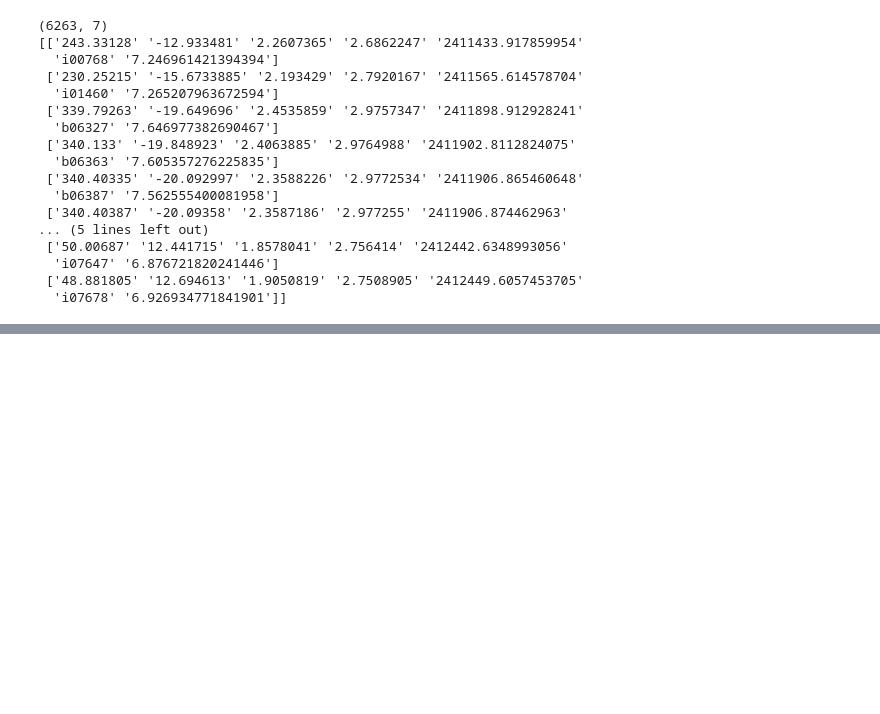
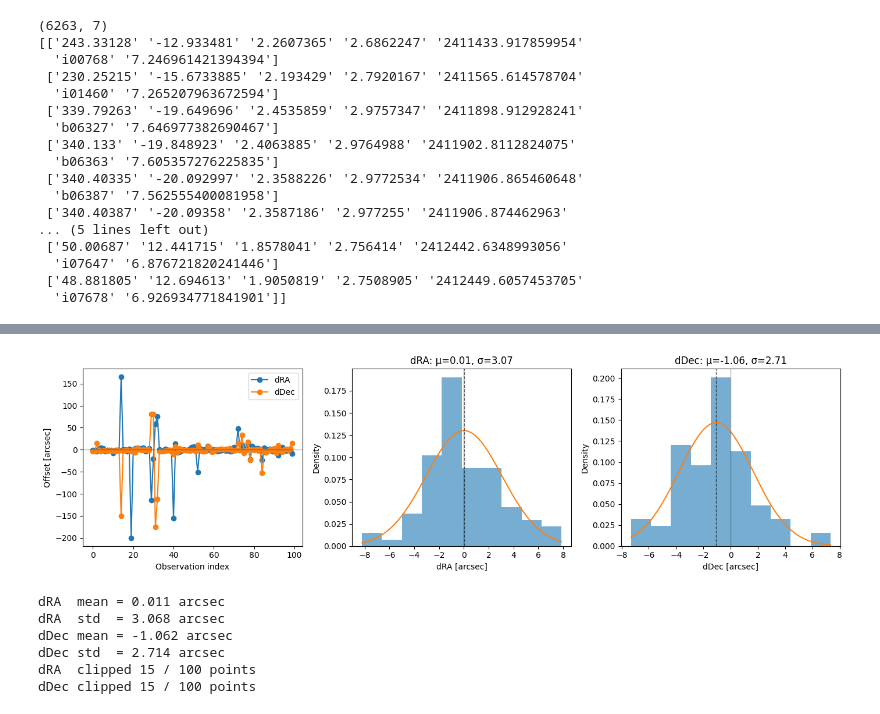
Before and after one commit to IgnacioMPineda/Astrometric-Coordinates-of-Bright-Asteroids-over-the-Epoch-of-the-DASCH-Photometric-Plates, a Jupyter notebook: End_to_End_Fitting_Attempt.ipynb, the cells around one changed output, grey strips where cells are left out. Drawn from its saved outputs; the diff is of its cells as text; code cells hidden in the pictures; blank space fills up the shorter version.

```diff
--- a/End_to_End_Fitting_Attempt.ipynb
+++ b/End_to_End_Fitting_Attempt.ipynb
@@ -156,0 +196,11 @@ for i in range(1): #loop over the images, plot and fit them!
+# %%
+fits = np.array([f[-1] for f in fit_results]).astype(float)
+preds = np.array(preds).astype(float)
+# %%
+fit_ra, fit_dec, fit_flux = fits.T
+pred_ra, pred_dec, pred_mag = preds.T
+
+dra = (fit_ra - pred_ra) * 3600.0 * np.cos(np.deg2rad(pred_dec))  # arcsec
+ddec = (fit_dec - pred_dec) * 3600.0                              # arcsec
+
+t = np.arange(len(dra))
@@ -156,0 +247,62 @@ for i in range(1): #loop over the images, plot and fit them!
+# %%
+from scipy.stats import norm
+
+fig, axes = plt.subplots(1, 3, figsize=(14, 4))
+
+ax = axes[0]
+ax.plot(t, dra, marker="o", label="dRA")
+ax.plot(t, ddec, marker="o", label="dDec")
+ax.axhline(0, color="k", lw=1, alpha=0.3)
+ax.set_xlabel("Observation index")
+ax.set_ylabel("Offset [arcsec]")
+ax.legend()
+
+clip = 3.0
+
+dra_med = np.median(dra)
+dra_sig = 1.4826 * np.median(np.abs(dra - dra_med))
+dra_clip = dra[np.abs(dra - dra_med) < clip * dra_sig]
+
+ddec_med = np.median(ddec)
+ddec_sig = 1.4826 * np.median(np.abs(ddec - ddec_med))
+ddec_clip = ddec[np.abs(ddec - ddec_med) < clip * ddec_sig]
+
+dra_mu, dra_std = norm.fit(dra_clip)
+ddec_mu, ddec_std = norm.fit(ddec_clip)
+
+axes[1].hist(dra_clip, bins=10, density=True, alpha=0.6)
+x = np.linspace(np.min(dra_clip), np.max(dra_clip), 200)
+axes[1].plot(x, norm.pdf(x, dra_mu, dra_std))
+axes[1].axvline(0, color="k", lw=1, alpha=0.3)
+axes[1].axvline(dra_mu, color="k", lw=1, ls="--", alpha=0.6)
+axes[1].set_xlabel("dRA [arcsec]")
+axes[1].set_ylabel("Density")
+axes[1].set_title(f"dRA: μ={dra_mu:.2f}, σ={dra_std:.2f}")
+
+axes[2].hist(ddec_clip, bins=10, density=True, alpha=0.6)
+x = np.linspace(np.min(ddec_clip), np.max(ddec_clip), 200)
+axes[2].plot(x, norm.pdf(x, ddec_mu, ddec_std))
+axes[2].axvline(0, color="k", lw=1, alpha=0.3)
+axes[2].axvline(ddec_mu, color="k", lw=1, ls="--", alpha=0.6)
+axes[2].set_xlabel("dDec [arcsec]")
+axes[2].set_ylabel("Density")
+axes[2].set_title(f"dDec: μ={ddec_mu:.2f}, σ={ddec_std:.2f}")
+
+plt.tight_layout()
+plt.show()
+
+print(f"dRA  mean = {dra_mu:.3f} arcsec")
+print(f"dRA  std  = {dra_std:.3f} arcsec")
+print(f"dDec mean = {ddec_mu:.3f} arcsec")
+print(f"dDec std  = {ddec_std:.3f} arcsec")
+
+print(f"dRA  clipped {len(dra) - len(dra_clip)} / {len(dra)} points")
+print(f"dDec clipped {len(ddec) - len(ddec_clip)} / {len(ddec)} points")
+# %% [output]
+[figure, added]
+dRA  mean = 0.011 arcsec
+dRA  std  = 3.068 arcsec
+dDec mean = -1.062 arcsec
+dDec std  = 2.714 arcsec
+dRA  clipped 15 / 100 points
+dDec clipped 15 / 100 points
```
Also changed, not shown: parts of 5 cells of this notebook.
